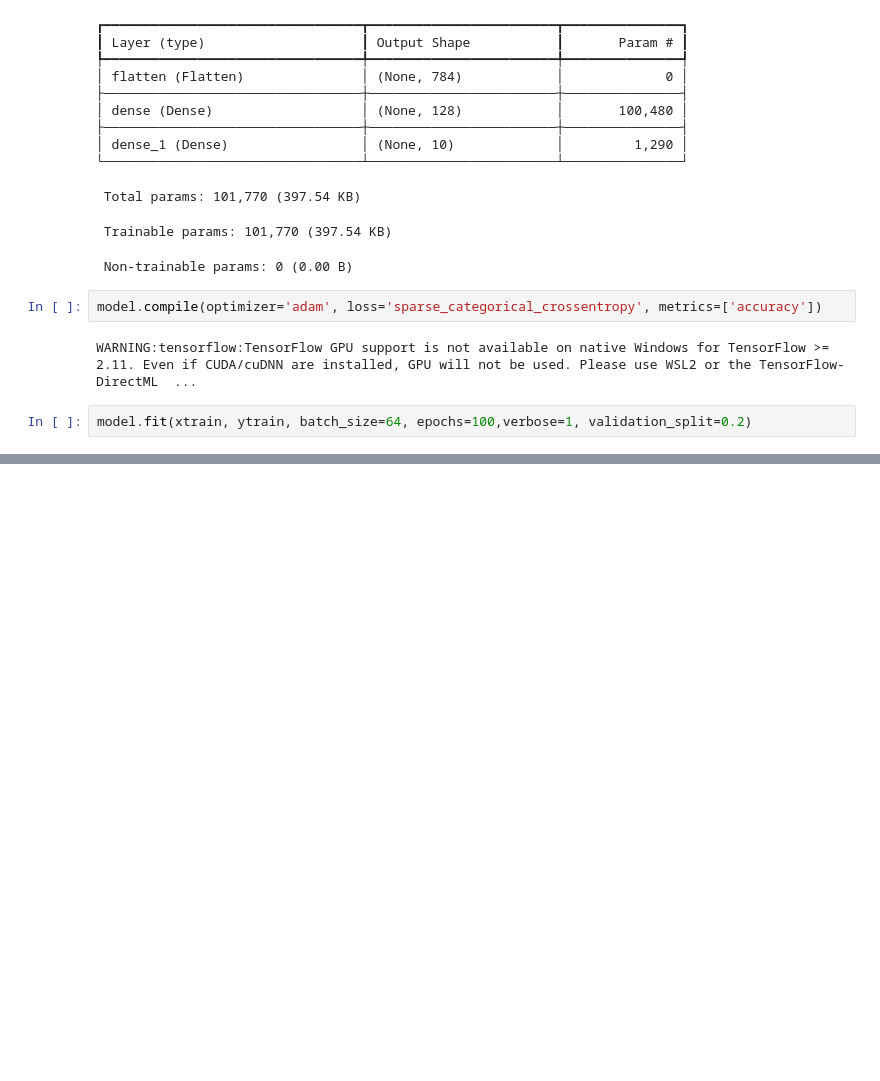
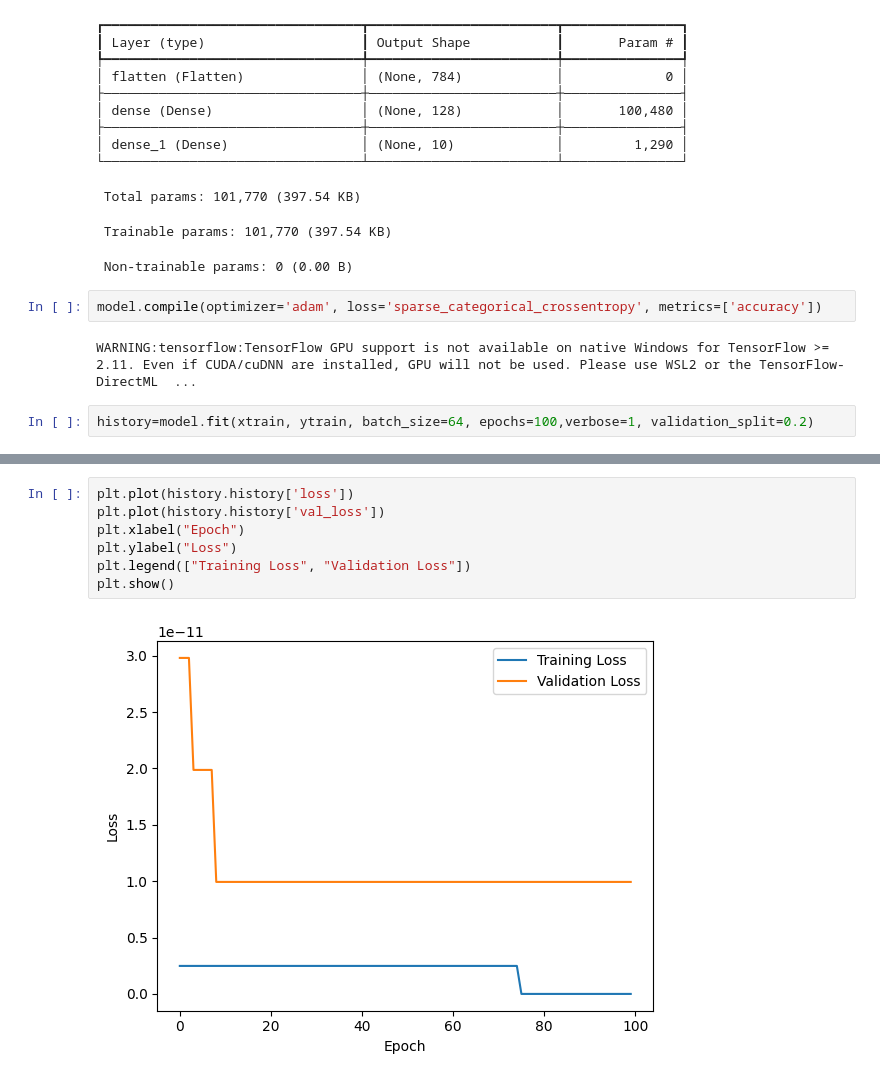
Before and after one commit to PranitaBhatt/AI_Learning, a Jupyter notebook: Week5/Day1/classification_keras.ipynb, the cells around one changed output, grey strips where cells are left out. Drawn from its saved outputs; the diff is of its cells as text; blank space fills up the shorter version.

```diff
--- a/Week5/Day1/classification_keras.ipynb
+++ b/Week5/Day1/classification_keras.ipynb
@@ -113,6 +113,6 @@ model.compile(optimizer='adam', loss='sparse_categorical_crossentropy', metrics=
 # %% [output]
 WARNING:tensorflow:TensorFlow GPU support is not available on native Windows for TensorFlow >= 2.11. Even if CUDA/cuDNN are installed, GPU will not be used. Please use WSL2 or the TensorFlow-DirectML  ...
 # %%
-model.fit(xtrain, ytrain, batch_size=64, epochs=100,verbose=1, validation_split=0.2)
+history=model.fit(xtrain, ytrain, batch_size=64, epochs=100,verbose=1, validation_split=0.2)
 # %% [output]
 Epoch 1/100
@@ -146 +145,10 @@ print(y_pred)
 0
+# %%
+plt.plot(history.history['loss'])
+plt.plot(history.history['val_loss'])
+plt.xlabel("Epoch")
+plt.ylabel("Loss")
+plt.legend(["Training Loss", "Validation Loss"])
+plt.show()
+# %% [output]
+[figure, added]
```
Also changed, not shown: parts of 3 cells of this notebook, 1 other file.
